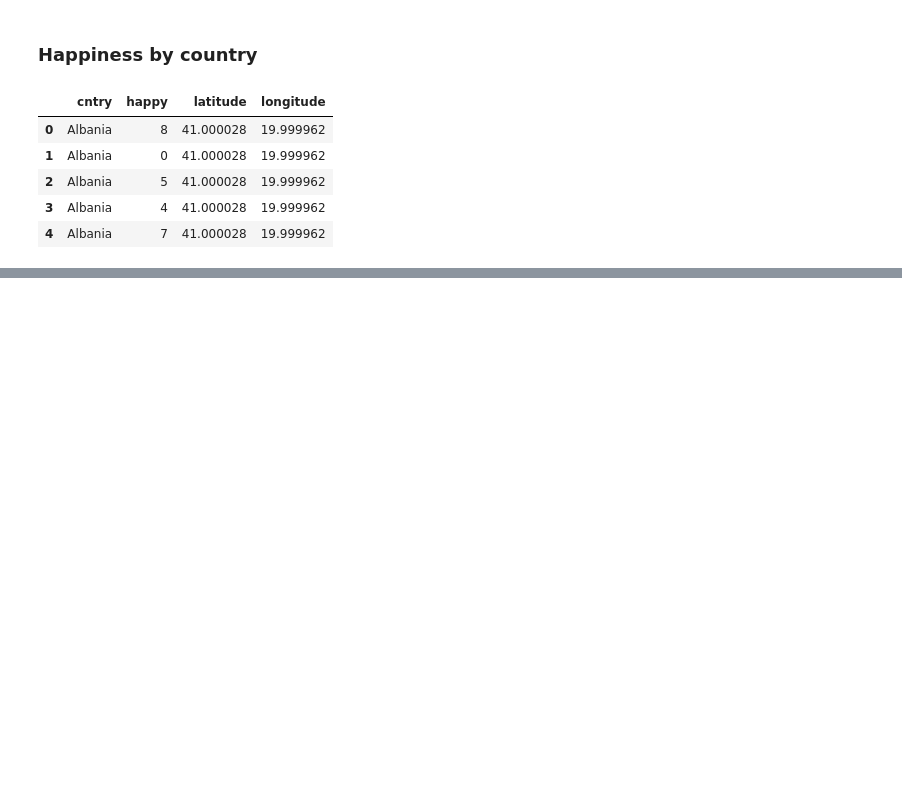
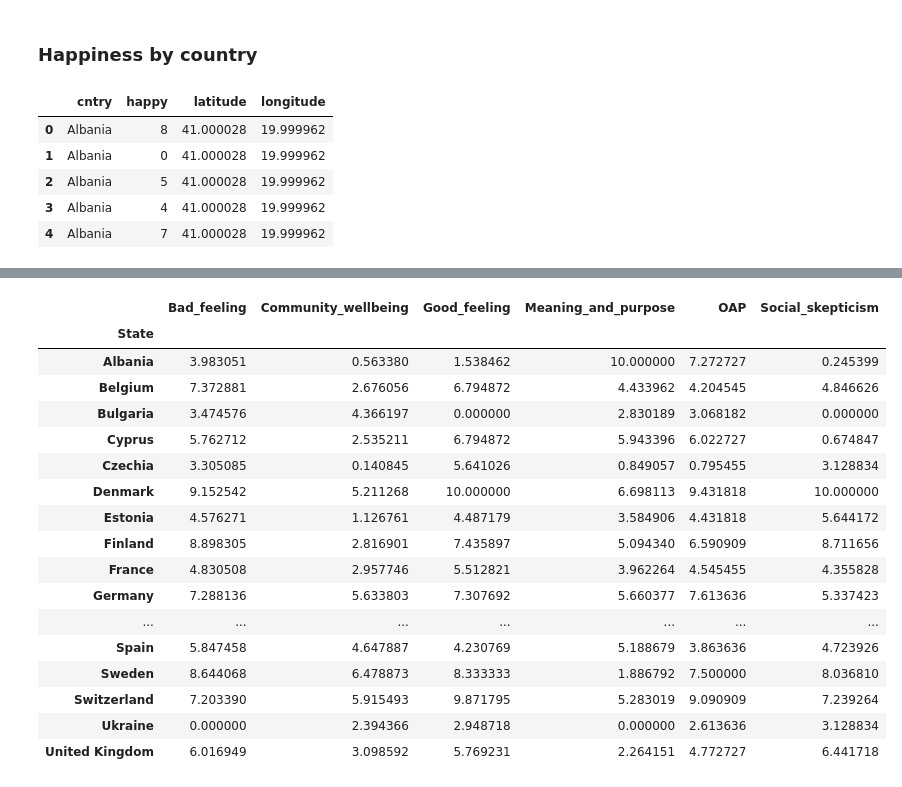
Before and after one commit to hasansalimkanmaz/data-visualization-course-assignment, a Jupyter notebook: Ossamu - EDA.ipynb, the cells around one changed output, grey strips where cells are left out. Cells and saved outputs as stored; diff of their text form; code cells hidden in the pictures; blank space fills up the shorter version.

```diff
--- a/Ossamu - EDA.ipynb
+++ b/Ossamu - EDA.ipynb
@@ -285,0 +307,2 @@ df_country.groupby(['cntry', 'latitude', 'longitude'],
+# %%
+df_wb = pd.read_csv('datasets/wellbeing_factors.csv')
@@ -285,0 +363,21 @@ df_country.groupby(['cntry', 'latitude', 'longitude'],
+# %%
+pd.pivot(df_wb, index=['State'])
+# %% [output]
+|  | Bad_feeling | Community_wellbeing | Good_feeling | Meaning_and_purpose | OAP | Social_skepticism |
+| State |  |  |  |  |  |  |
+| Albania | 3.983051 | 0.563380 | 1.538462 | 10.000000 | 7.272727 | 0.245399 |
+| Belgium | 7.372881 | 2.676056 | 6.794872 | 4.433962 | 4.204545 | 4.846626 |
+| Bulgaria | 3.474576 | 4.366197 | 0.000000 | 2.830189 | 3.068182 | 0.000000 |
+| Cyprus | 5.762712 | 2.535211 | 6.794872 | 5.943396 | 6.022727 | 0.674847 |
+| Czechia | 3.305085 | 0.140845 | 5.641026 | 0.849057 | 0.795455 | 3.128834 |
+| Denmark | 9.152542 | 5.211268 | 10.000000 | 6.698113 | 9.431818 | 10.000000 |
+| Estonia | 4.576271 | 1.126761 | 4.487179 | 3.584906 | 4.431818 | 5.644172 |
+| Finland | 8.898305 | 2.816901 | 7.435897 | 5.094340 | 6.590909 | 8.711656 |
+| France | 4.830508 | 2.957746 | 5.512821 | 3.962264 | 4.545455 | 4.355828 |
+| Germany | 7.288136 | 5.633803 | 7.307692 | 5.660377 | 7.613636 | 5.337423 |
+| ... | ... | ... | ... | ... | ... | ... |
+| Spain | 5.847458 | 4.647887 | 4.230769 | 5.188679 | 3.863636 | 4.723926 |
+| Sweden | 8.644068 | 6.478873 | 8.333333 | 1.886792 | 7.500000 | 8.036810 |
+| Switzerland | 7.203390 | 5.915493 | 9.871795 | 5.283019 | 9.090909 | 7.239264 |
+| Ukraine | 0.000000 | 2.394366 | 2.948718 | 0.000000 | 2.613636 | 3.128834 |
+| United Kingdom | 6.016949 | 3.098592 | 5.769231 | 2.264151 | 4.772727 | 6.441718 |
```
Also changed, not shown: parts of 20 cells of this notebook.
